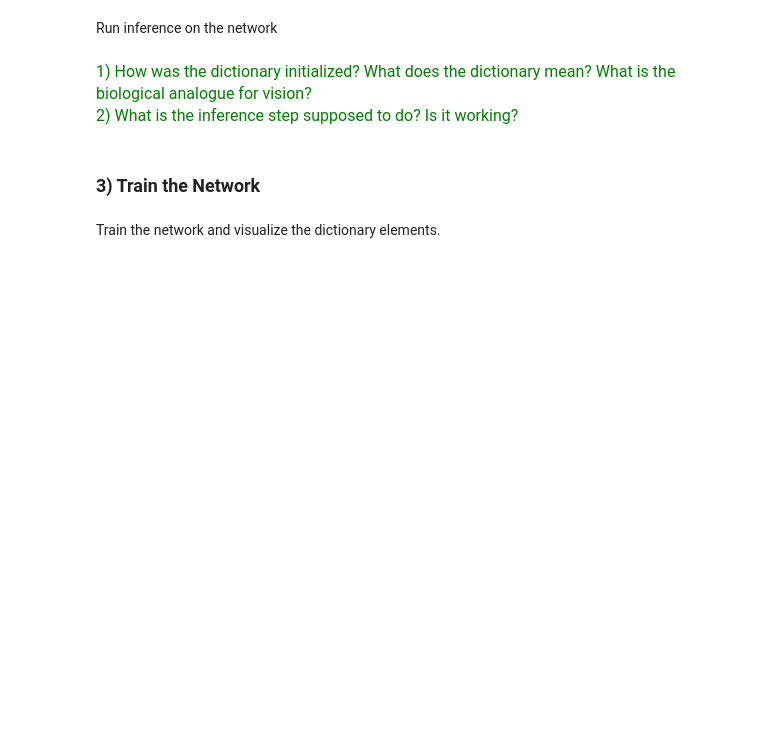
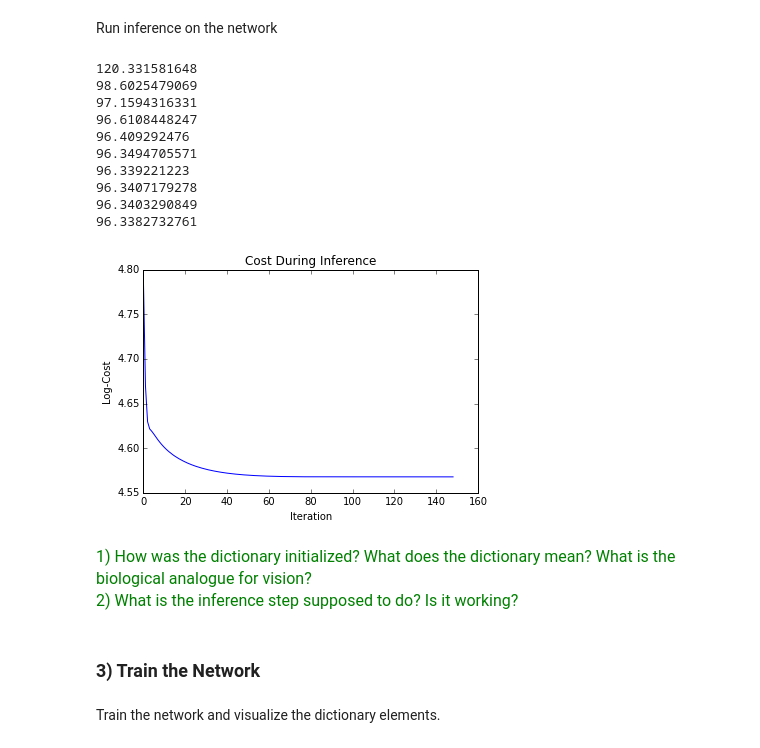
Before and after one commit to rctn/RCTN-neuro-bootcamp, a Jupyter notebook: sparse_coding.ipynb, the cells around one changed output. Cells and saved outputs as stored; diff of their text form; code cells hidden in the pictures; blank space fills up the shorter version.

Commit message:
error > cost; added explanation of lambda
also fixed a few typos

```diff
--- a/sparse_coding.ipynb
+++ b/sparse_coding.ipynb
@@ -179,11 +186,23 @@ p = plt.axis('off')
 # %% [markdown]
 Run inference on the network
 # %%
-A, errors = net.infer_A(data[0:100], n_g_steps=150, track_cost=True)
-plt.plot(np.log(errors))
-plt.title('Error During Inference')
+A, costs = net.infer_A(data[0:100], n_g_steps=150, track_cost=True)
+plt.plot(np.log(costs))
+plt.title('Cost During Inference')
 plt.xlabel('Iteration')
-p = plt.ylabel('Log-Error')
+p = plt.ylabel('Log-Cost')
+# %% [output]
+120.331581648
+98.6025479069
+97.1594316331
+96.6108448247
+96.409292476
+96.3494705571
+96.339221223
+96.3407179278
+96.3403290849
+96.3382732761
+[figure, added]
 # %% [markdown]
 <font color='green' size='3'>1) How was the dictionary initialized? What does the dictionary mean? What is the biological analogue for vision?
 <br>
```
Also changed, not shown: parts of 13 cells of this notebook.
